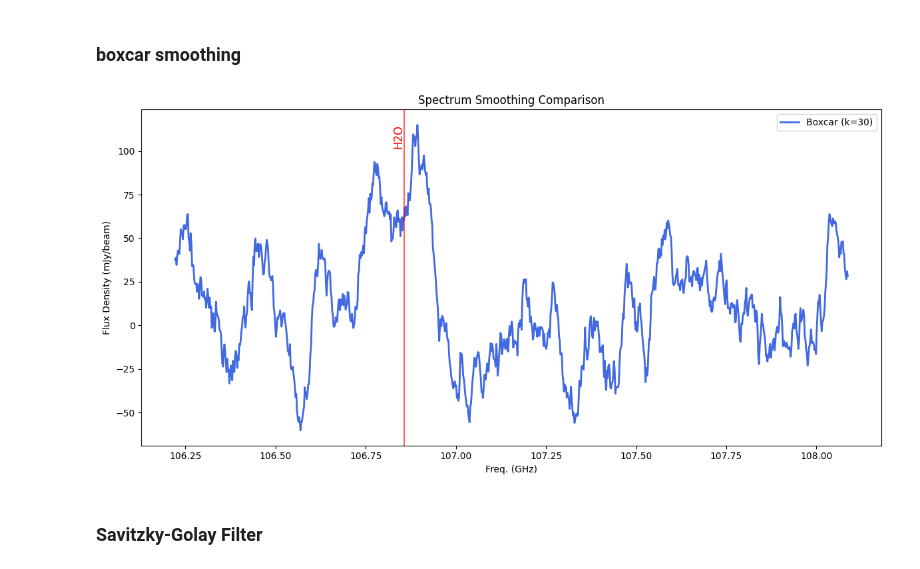
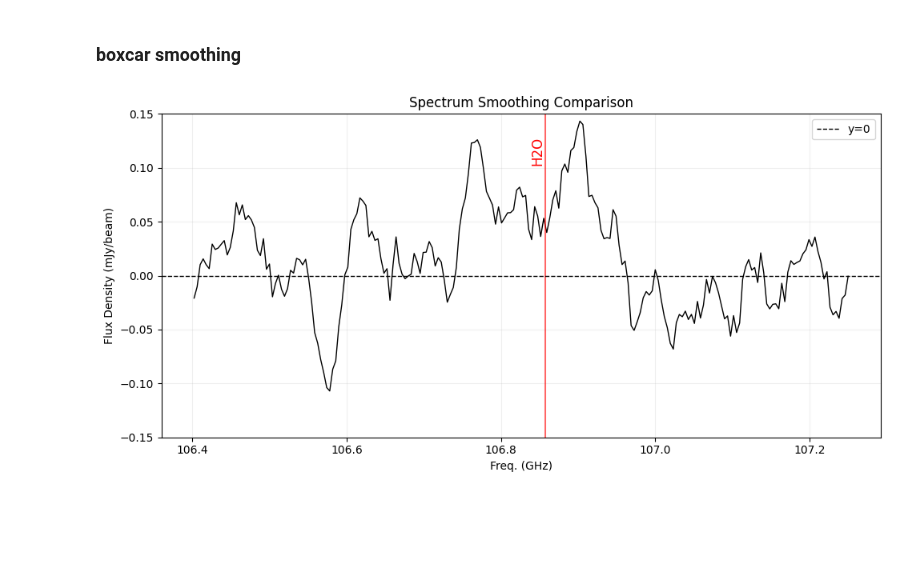
Before and after one commit to 000RF/spectral-line, a Jupyter notebook: Cloverleaf/spw27/spw27.ipynb, the cells around one changed output. Saved outputs shown, nothing was run; the diff lists cells and outputs as text; code cells hidden in the pictures; blank space fills up the shorter version.

```diff
--- a/Cloverleaf/spw27/spw27.ipynb
+++ b/Cloverleaf/spw27/spw27.ipynb
@@ -96,10 +38,10 @@ plt.show()
 # %% [markdown]
 ### binning
 # %%
-x = df[df.columns[0]].values  #第一欄是頻率
-y = df[df.columns[1]].values * 1000  #第二欄是flux density
+x_raw = df[df.columns[0]].values
+y_raw = df[df.columns[1]].values
 
-#binning smoothing
+# binning
 def rebin_spectrum(x, y, bin_size):
     n_bins = len(y) // bin_size
     x = x[:n_bins * bin_size]
@@ -108,19 +50,4 @@ def rebin_spectrum(x, y, bin_size):
     y_binned = y.reshape(n_bins, bin_size).mean(axis=1)
     return x_binned, y_binned
 
-x_bin, y_bin = rebin_spectrum(x, y, bin_size=4)
-y_bin = y_bin
+x_bin, y_bin = rebin_spectrum(x_raw, y_raw, bin_size=2)
-# %%
-plt.figure(figsize=(12, 6))
-plt.plot(x_bin, y_bin, label="Binned (bin=2)", color="green", linewidth=2)
-
-for freq, label in my_lines:
-    plt.axvline(freq, color="red", linestyle="-", alpha=0.6)
-    plt.text(freq, max(y_gauss)*0.9, label, rotation=90, color="red", fontsize=12, ha='right', va='bottom')
-
-plt.xlabel("Freq. (GHz)")
-plt.ylabel("Flux Density (mJy/beam)")
-plt.title("Spectrum Smoothing Comparison")
-plt.legend()
-plt.tight_layout()
-plt.show()
@@ -129,28 +54,34 @@ plt.show()
 # %% [markdown]
 ### boxcar smoothing
 # %%
-#boxcar smoothing
+# boxcar smoothing
 def boxcar_smooth(y, kernel_size):
     kernel = np.ones(kernel_size) / kernel_size
     return np.convolve(y, kernel, mode='same')
 
-y_boxcar = boxcar_smooth(y, kernel_size=30)
-#y_boxcar = y_boxcar * 1000  #將第二欄的值乘以1000，轉換為mJy/beam
+y_smooth = boxcar_smooth(y_bin, kernel_size=8)
 # %%
-plt.figure(figsize=(12, 6))
-plt.plot(x, y_boxcar, label="Boxcar (k=30)", color="royalblue", linewidth=2)
+mask = (x_bin >= 106.4) & (x_bin <= 107.25)
+x_limited = x_bin[mask]
+y_limited = y_smooth[mask]
+
+
+plt.figure(figsize=(10, 5))
+plt.plot(x_limited, y_limited, color="black", linewidth=1)
 
 for freq, label in my_lines:
     plt.axvline(freq, color="red", linestyle="-", alpha=0.6)
-    plt.text(freq, max(y_gauss)*0.9, label, rotation=90, color="red", fontsize=12, ha='right', va='bottom')
+    plt.text(freq, max(y_limited)*0.9, label, rotation=90, color="red", fontsize=12, ha='right', va='top')
+plt.axhline(0, color="black", linewidth=1, linestyle="--", label="y=0")
+
 
 plt.xlabel("Freq. (GHz)")
 plt.ylabel("Flux Density (mJy/beam)")
 plt.title("Spectrum Smoothing Comparison")
+plt.ylim(-0.15, 0.15)
 plt.legend()
+plt.grid(True, alpha=0.2)
 plt.tight_layout()
 plt.show()
 # %% [output]
-[figure, old version]
+[figure, new version]
-# %% [markdown]
-### Savitzky-Golay Filter
```
Also changed, not shown: parts of 27 cells of this notebook, 5 other files.
